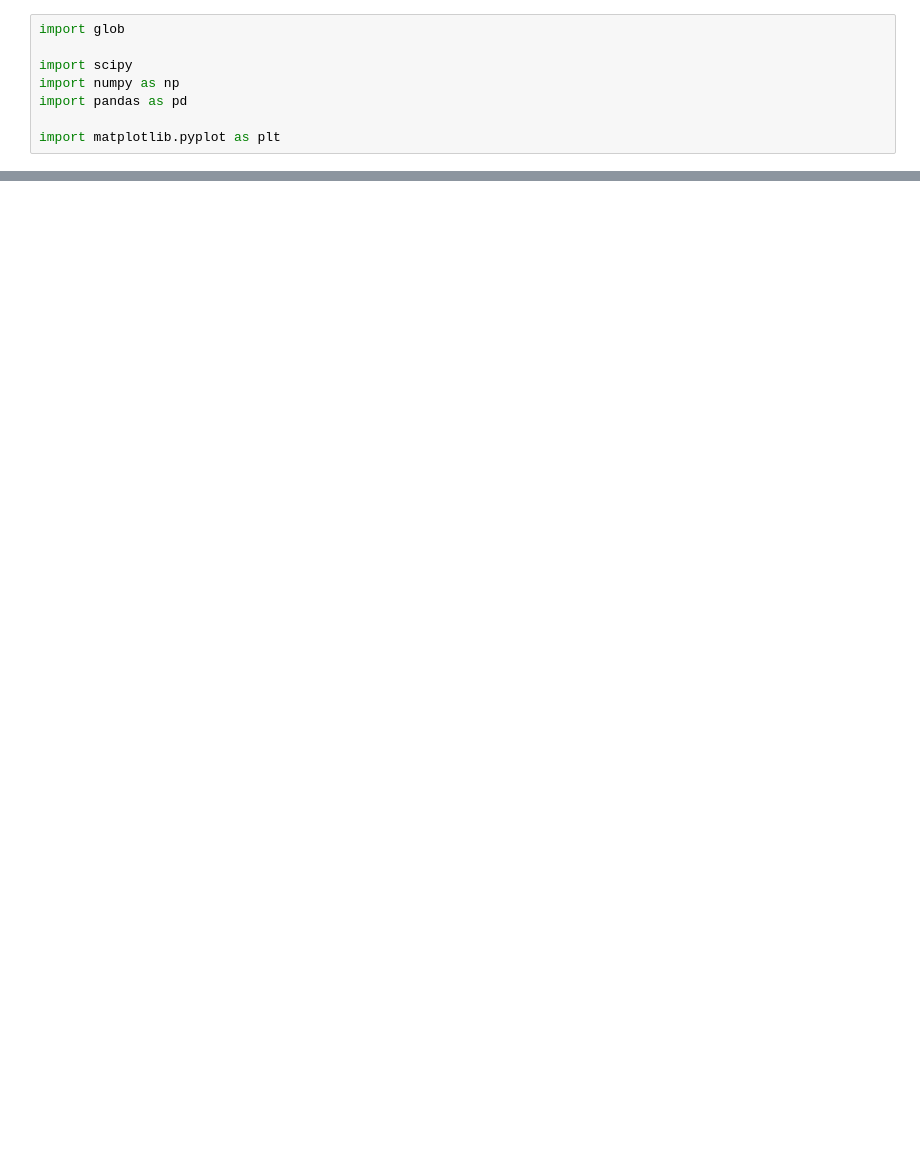
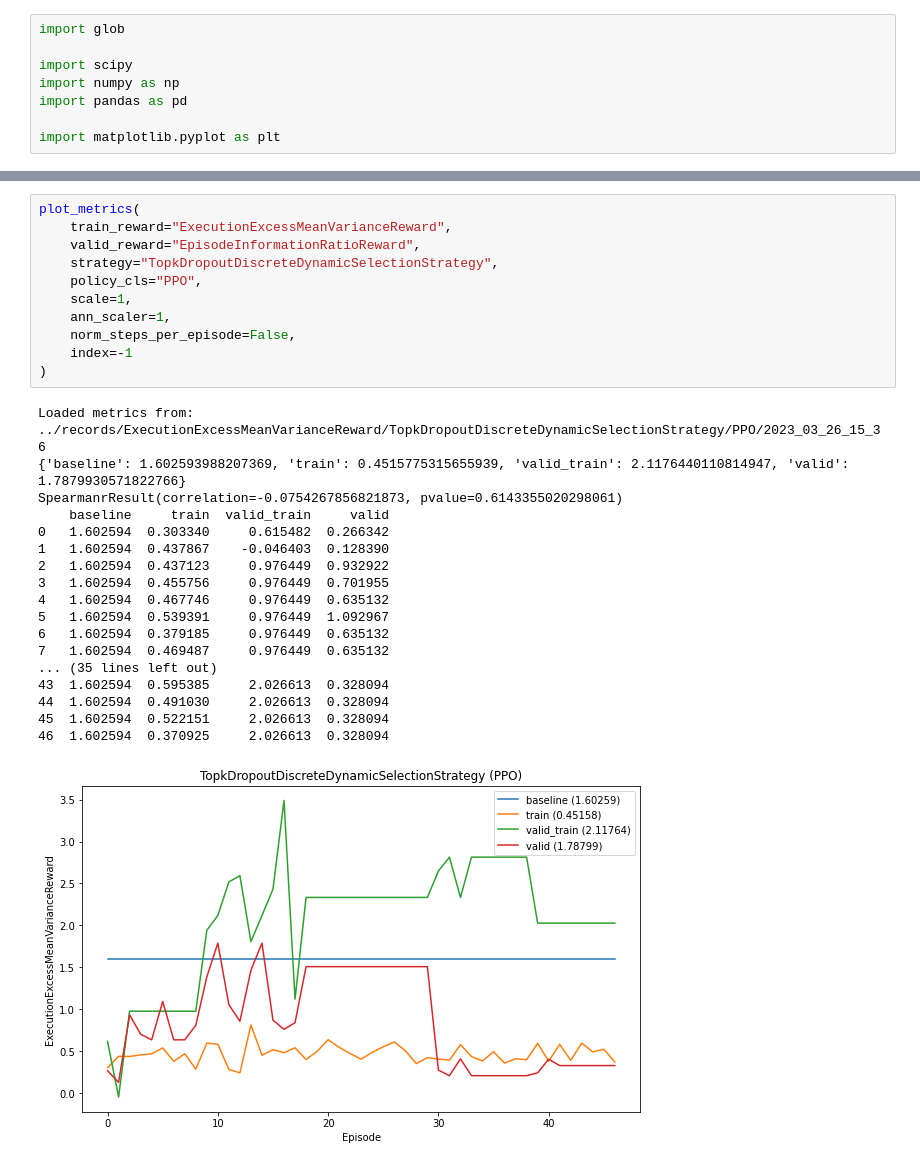
Before and after one commit to ChenglongChen/Long-Capital, a Jupyter notebook: examples/rl_plot_metrics.ipynb, the cells around one changed output, grey strips where cells are left out. Cells and saved outputs as stored; diff of their text form; blank space fills up the shorter version.

```diff
--- a/examples/rl_plot_metrics.ipynb
+++ b/examples/rl_plot_metrics.ipynb
@@ -73,0 +139,30 @@ SpearmanrResult(correlation=0.4545454545454545, pvalue=0.186904810349332)
+# %%
+plot_metrics(
+    train_reward="ExecutionExcessMeanVarianceReward",
+    valid_reward="EpisodeInformationRatioReward",
+    strategy="TopkDropoutDiscreteDynamicSelectionStrategy",
+    policy_cls="PPO",
+    scale=1,
+    ann_scaler=1,
+    norm_steps_per_episode=False,
+    index=-1
+)
+# %% [output]
+Loaded metrics from: ../records/ExecutionExcessMeanVarianceReward/TopkDropoutDiscreteDynamicSelectionStrategy/PPO/2023_03_26_15_36
+{'baseline': 1.602593988207369, 'train': 0.4515775315655939, 'valid_train': 2.1176440110814947, 'valid': 1.7879930571822766}
+SpearmanrResult(correlation=-0.0754267856821873, pvalue=0.6143355020298061)
+    baseline     train  valid_train     valid
+0   1.602594  0.303340     0.615482  0.266342
+1   1.602594  0.437867    -0.046403  0.128390
+2   1.602594  0.437123     0.976449  0.932922
+3   1.602594  0.455756     0.976449  0.701955
+4   1.602594  0.467746     0.976449  0.635132
+5   1.602594  0.539391     0.976449  1.092967
+6   1.602594  0.379185     0.976449  0.635132
+7   1.602594  0.469487     0.976449  0.635132
+... (35 lines left out)
+43  1.602594  0.595385     2.026613  0.328094
+44  1.602594  0.491030     2.026613  0.328094
+45  1.602594  0.522151     2.026613  0.328094
+46  1.602594  0.370925     2.026613  0.328094
+[figure, added]
```
Also changed, not shown: parts of 6 cells of this notebook.
